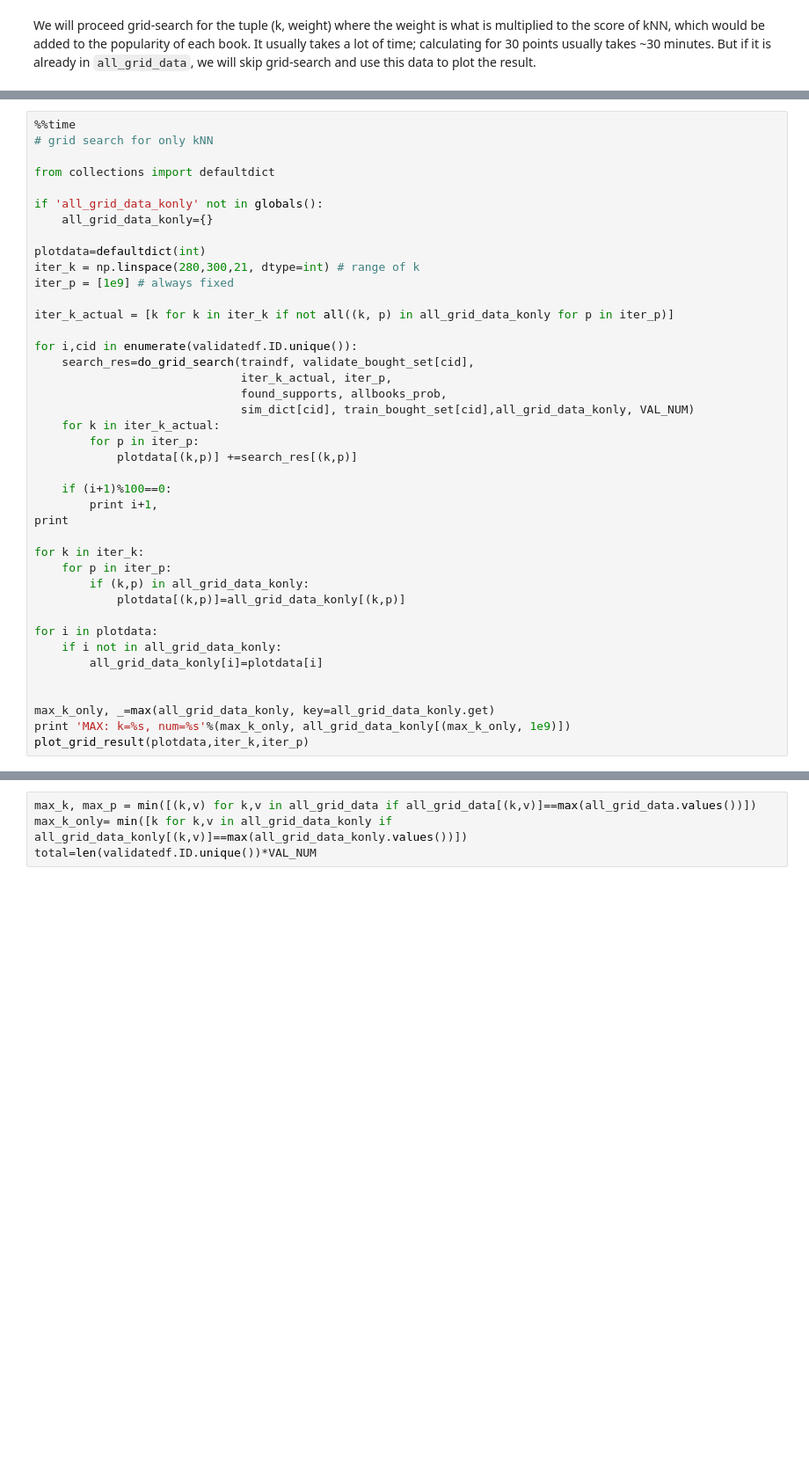
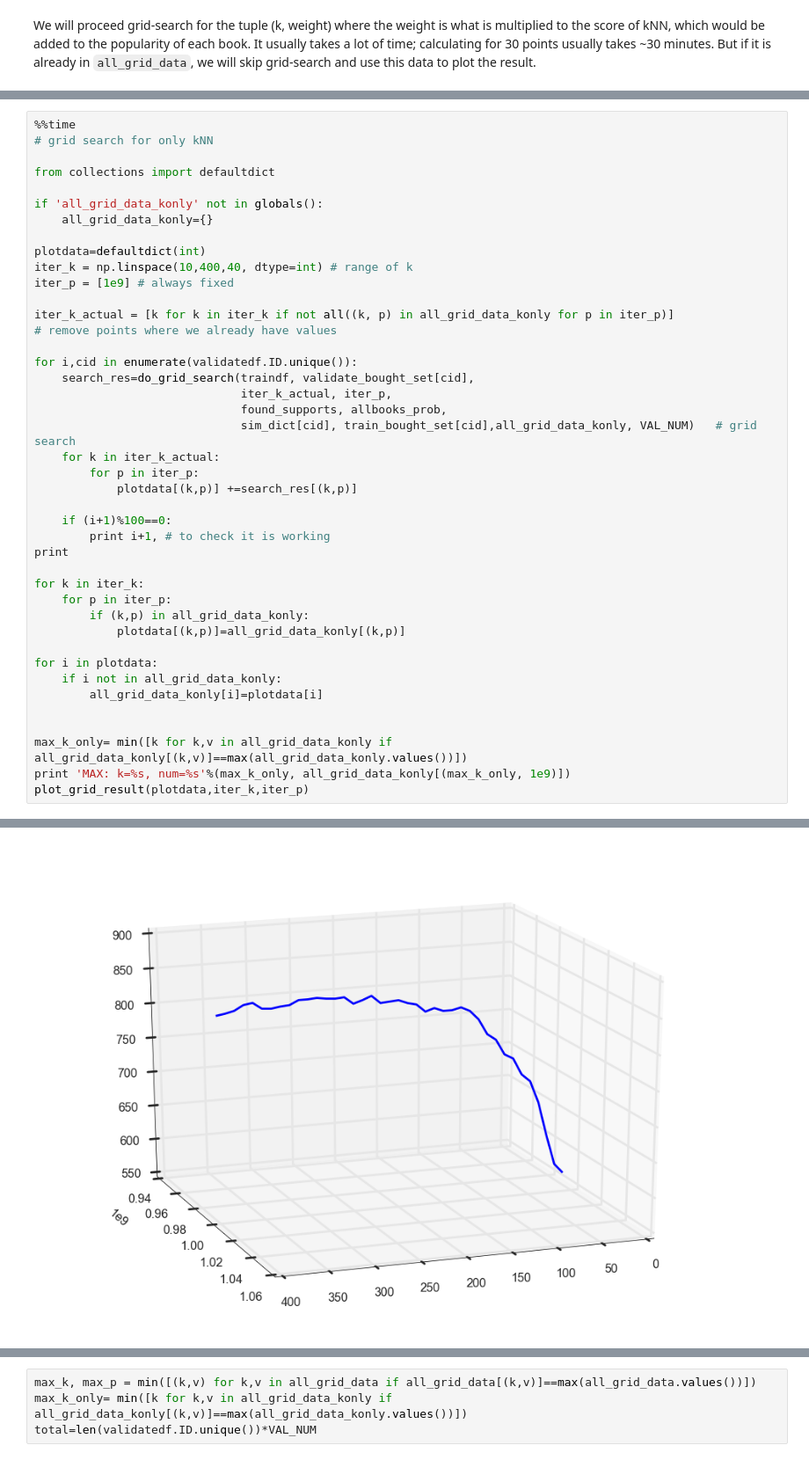
Before and after one commit to Clique-CS109/project, a Jupyter notebook: userkNN.ipynb, the cells around one changed output, grey strips where cells are left out. Shown at 88% size. Saved outputs shown, nothing was run; the diff lists cells and outputs as text; blank space fills up the shorter version.

```diff
--- a/userkNN.ipynb
+++ b/userkNN.ipynb
@@ -494,22 +559,23 @@ if 'all_grid_data_konly' not in globals():
     all_grid_data_konly={}
 
 plotdata=defaultdict(int)
-iter_k = np.linspace(280,300,21, dtype=int) # range of k
+iter_k = np.linspace(10,400,40, dtype=int) # range of k
 iter_p = [1e9] # always fixed
 
 iter_k_actual = [k for k in iter_k if not all((k, p) in all_grid_data_konly for p in iter_p)]
+# remove points where we already have values
 
 for i,cid in enumerate(validatedf.ID.unique()):
     search_res=do_grid_search(traindf, validate_bought_set[cid],
                               iter_k_actual, iter_p,
                               found_supports, allbooks_prob,
-                              sim_dict[cid], train_bought_set[cid],all_grid_data_konly, VAL_NUM)
+                              sim_dict[cid], train_bought_set[cid],all_grid_data_konly, VAL_NUM)   # grid search
     for k in iter_k_actual:
         for p in iter_p:
             plotdata[(k,p)] +=search_res[(k,p)]
 
     if (i+1)%100==0:
-        print i+1,
+        print i+1, # to check it is working
 print
 
 for k in iter_k:
@@ -522,6 +588,7 @@ for i in plotdata:
         all_grid_data_konly[i]=plotdata[i]
 
 
-max_k_only, _=max(all_grid_data_konly, key=all_grid_data_konly.get)
+max_k_only= min([k for k,v in all_grid_data_konly if all_grid_data_konly[(k,v)]==max(all_grid_data_konly.values())])
 print 'MAX: k=%s, num=%s'%(max_k_only, all_grid_data_konly[(max_k_only, 1e9)])
 plot_grid_result(plotdata,iter_k,iter_p)
+# %% [output]
@@ -527,0 +599 @@ plot_grid_result(plotdata,iter_k,iter_p)
+[figure, added]
```
Also changed, not shown: parts of 38 cells of this notebook, 1 other file.
